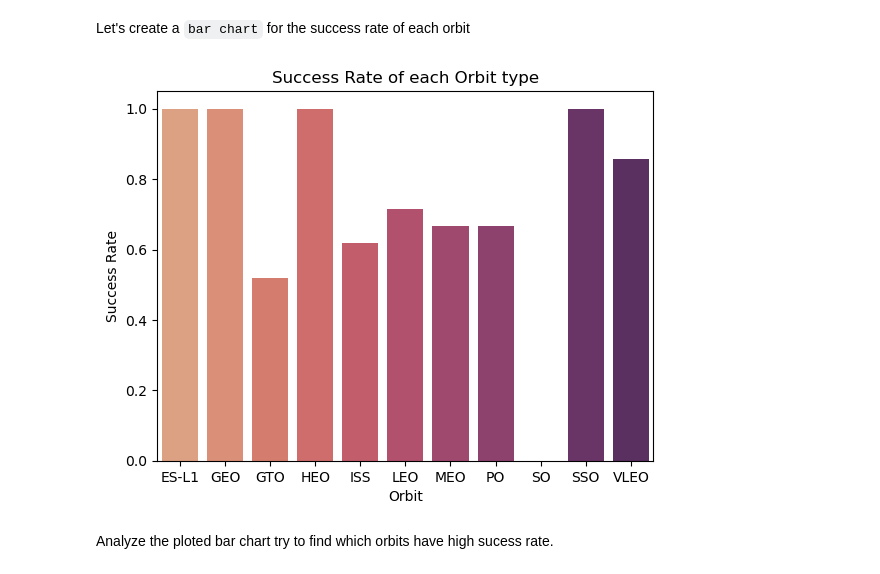
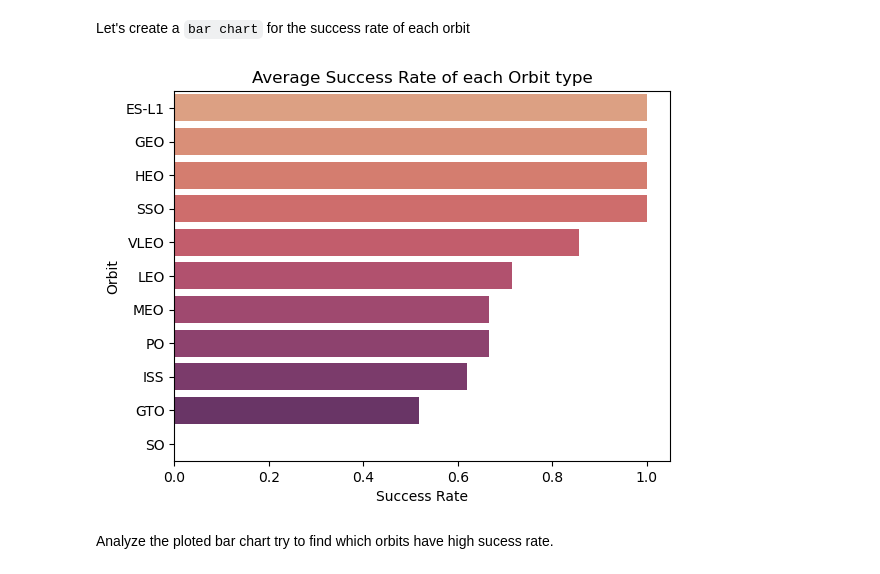
Before and after one commit to collinbashore/IBM-Data-Science-Professional-Certificate, a Jupyter notebook: 10 - Capstone Project/Week 2 Exploratory Data Analysis/jupyter-labs-eda-dataviz.ipynb, the cells around one changed output. Cells and saved outputs as stored; diff of their text form; code cells hidden in the pictures.

```diff
--- a/10 - Capstone Project/Week 2 Exploratory Data Analysis/jupyter-labs-eda-dataviz.ipynb
+++ b/10 - Capstone Project/Week 2 Exploratory Data Analysis/jupyter-labs-eda-dataviz.ipynb
@@ -117,16 +118,18 @@ Next, we want to visually check if there are any relationship between success ra
 # %% [markdown]
 Let's create a `bar chart` for the success rate of each orbit
 # %%
-# HINT use groupby method on Orbit column and get the mean of Class column
+# Calculated the average of successes for each orbit type
 orb_vs_success_rate = df.groupby('Orbit')["Class"].mean().reset_index()
+orb_vs_success_rate_sorted = orb_vs_success_rate.sort_values(by="Class", ascending=False)
 
 # Plot Orbit vs Class
-ax = sns.barplot(data=orb_vs_success_rate, x="Orbit", y="Class", palette='flare')
-ax.set(title = "Success Rate of each Orbit type",
-       ylabel= "Success Rate")
+ax = sns.barplot(data=orb_vs_success_rate_sorted, x="Class", y="Orbit",
+                 palette='flare', orient = 'h')
+ax.set(title = "Average Success Rate of each Orbit type",
+       xlabel= "Success Rate")
 plt.show()
 # %% [output]
-[figure, old version]
+[figure, new version]
 # %% [markdown]
 Analyze the ploted bar chart try to find which orbits have high sucess rate.
 # %% [markdown]
```
Also changed, not shown: parts of 5 cells of this notebook.
